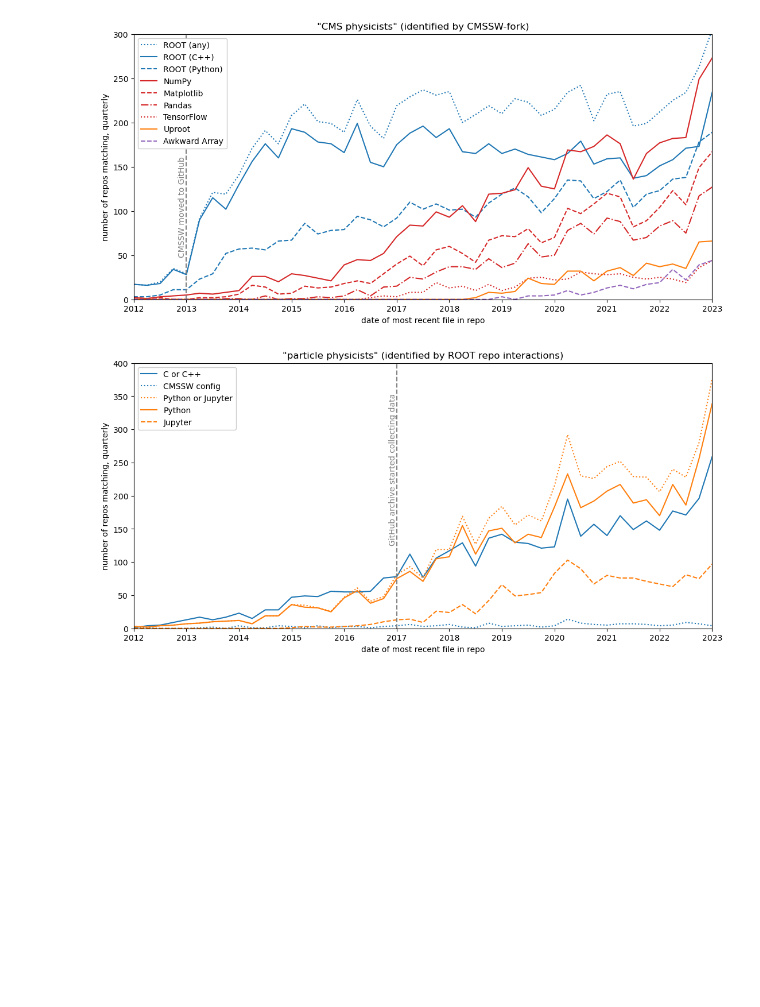
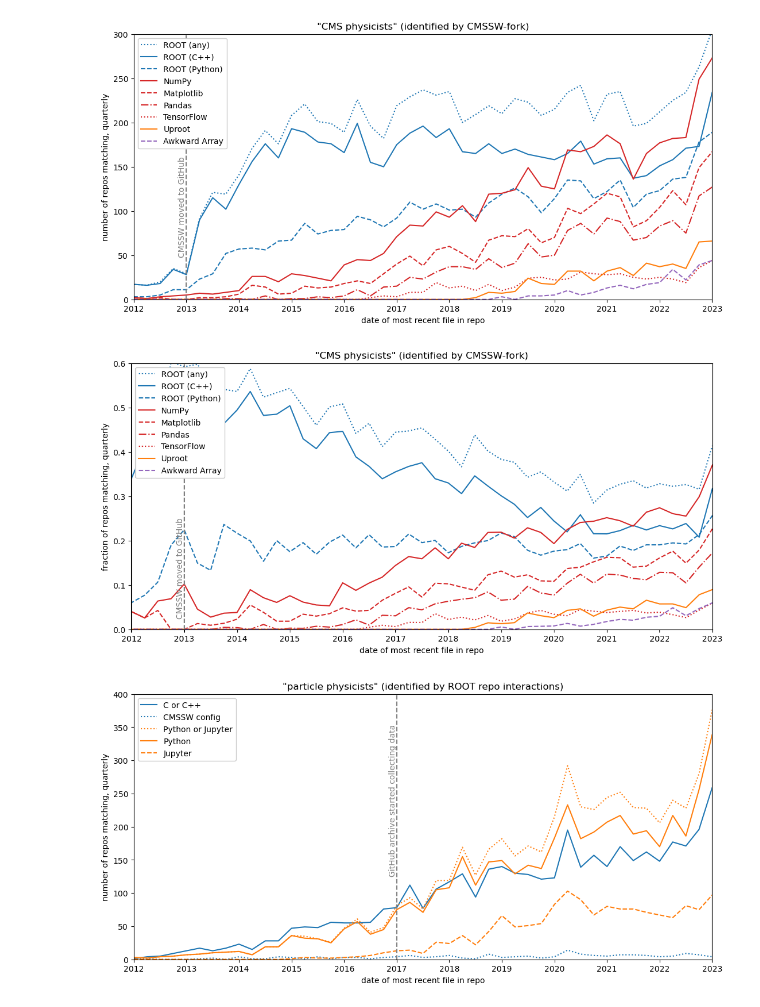
Before and after one commit to jpivarski-talks/2023-05-09-chep23-analysis-of-physicists, a Jupyter notebook: analysis/analysis-1.ipynb, the cells around one changed output. Saved outputs shown, nothing was run; the diff lists cells and outputs as text; code cells hidden in the pictures; blank space fills up the shorter version.

```diff
--- a/analysis/analysis-1.ipynb
+++ b/analysis/analysis-1.ipynb
@@ -633,6 +665,35 @@ fig.savefig("github-package-cmsswseed.svg");
 fig.savefig("github-package-cmsswseed.pdf");
 # %% [output]
 [figure]
+# %%
+fig, ax = plt.subplots(1, 1, figsize=(13, 6))
+
+c = plt.rcParams["axes.prop_cycle"].by_key()["color"]
+
+df2 = df[["ROOT (any)", "ROOT (C++)", "ROOT (Python)", "NumPy", "Matplotlib", "Pandas", "TensorFlow", "Uproot", "Awkward Array", "Total"]].resample("Q", origin=pd.to_datetime("2013-01-01")).sum()
+
+df2.div(df2["Total"], axis=0)[["ROOT (any)", "ROOT (C++)", "ROOT (Python)", "NumPy", "Matplotlib", "Pandas", "TensorFlow", "Uproot", "Awkward Array"]].plot(
+    ax=ax,
+    style=[":", "-", "--", "-", "--", "-.", ":", "-", "--"],
+    color=[c[0], c[0], c[0], c[3], c[3], c[3], c[3], c[1], c[4]],
+);
+
+ax.axvline(x=pd.to_datetime("2013-01-01"), ls="--", c="gray")
+ax.text(pd.to_datetime("2013-01-01"), 0.23, "CMSSW moved to GitHub",
+        transform=ax.get_xaxis_transform(), rotation=90, ha="right", va="center", c="gray")
+
+ax.set_ylim(0, 0.6);
+ax.set_xlim(pd.to_datetime("2012-03-01"), pd.to_datetime("2023-03-01"));
+ax.set_xticks([pd.to_datetime(f"{x}-01-01") for x in range(2012, 2023+1)], [str(x) for x in range(2012, 2023+1)]);
+ax.set_ylabel("fraction of repos matching, quarterly");
+ax.set_xlabel("date of most recent file in repo");
+ax.set_title("\"CMS physicists\" (identified by CMSSW-fork)");
+ax.legend(loc="upper left", facecolor="white", framealpha=1);
+
+fig.savefig("github-package-cmsswseed-fraction.svg");
+fig.savefig("github-package-cmsswseed-fraction.pdf");
+# %% [output]
+[figure, added]
 # %%
 def calculate_library_adoption_by_repo(filename):
     # gc.disable()
```
Also changed, not shown: parts of 8 cells of this notebook, 15 other files.
